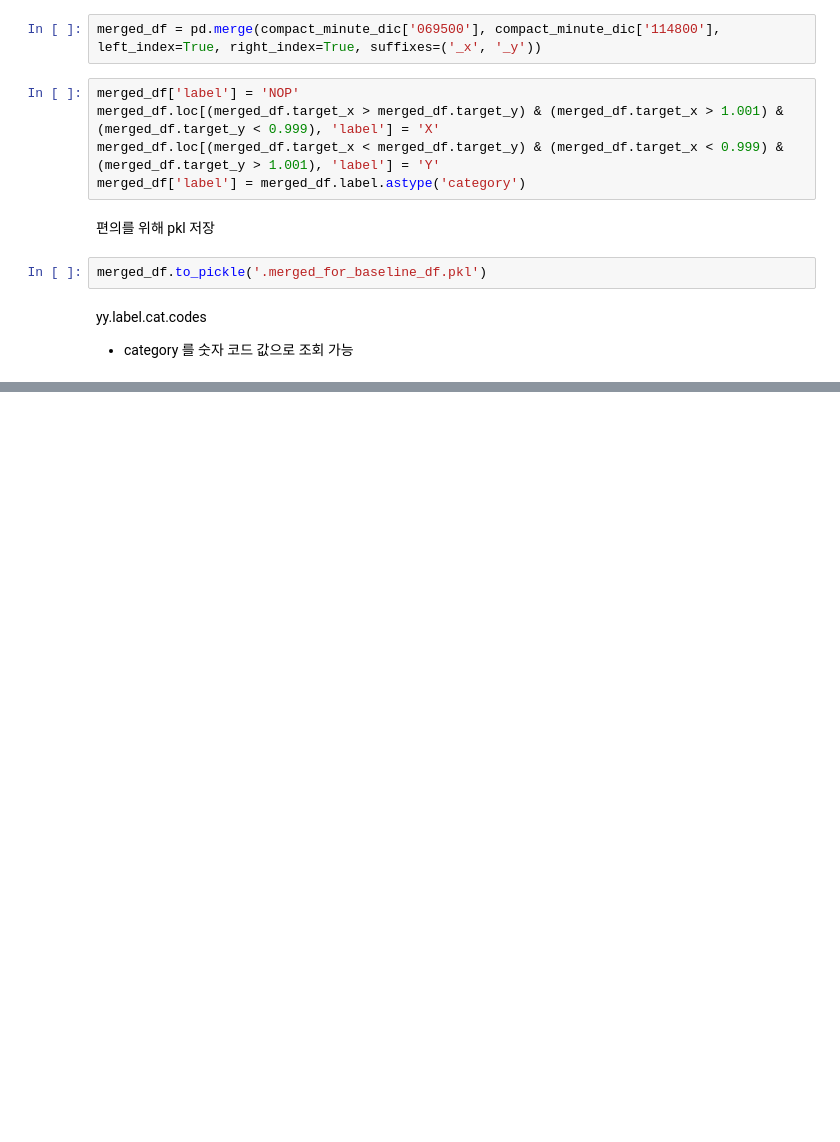
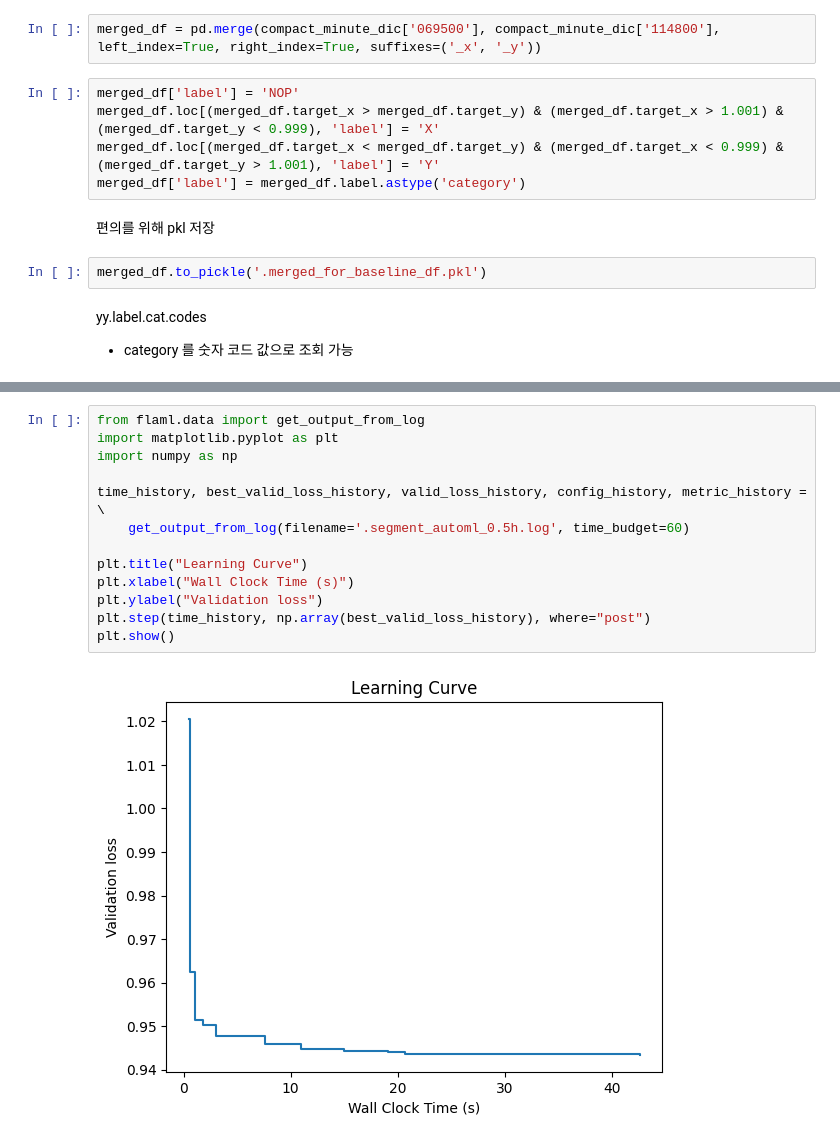
Before and after one commit to jangmino/AIFT2022, a Jupyter notebook: jupyter/baseline_model.ipynb, the cells around one changed output, grey strips where cells are left out. Cells and saved outputs as stored; diff of their text form; blank space fills up the shorter version.

```diff
--- a/jupyter/baseline_model.ipynb
+++ b/jupyter/baseline_model.ipynb
@@ -250,0 +235,15 @@ plot_series(y, y_pred, labels=["y", "y_pred"])
+# %%
+from flaml.data import get_output_from_log
+import matplotlib.pyplot as plt
+import numpy as np
+
+time_history, best_valid_loss_history, valid_loss_history, config_history, metric_history = \
+    get_output_from_log(filename='.segment_automl_0.5h.log', time_budget=60)
+
+plt.title("Learning Curve")
+plt.xlabel("Wall Clock Time (s)")
+plt.ylabel("Validation loss")
+plt.step(time_history, np.array(best_valid_loss_history), where="post")
+plt.show()
+# %% [output]
+[figure, added]
```
Also changed, not shown: parts of 44 cells of this notebook.
